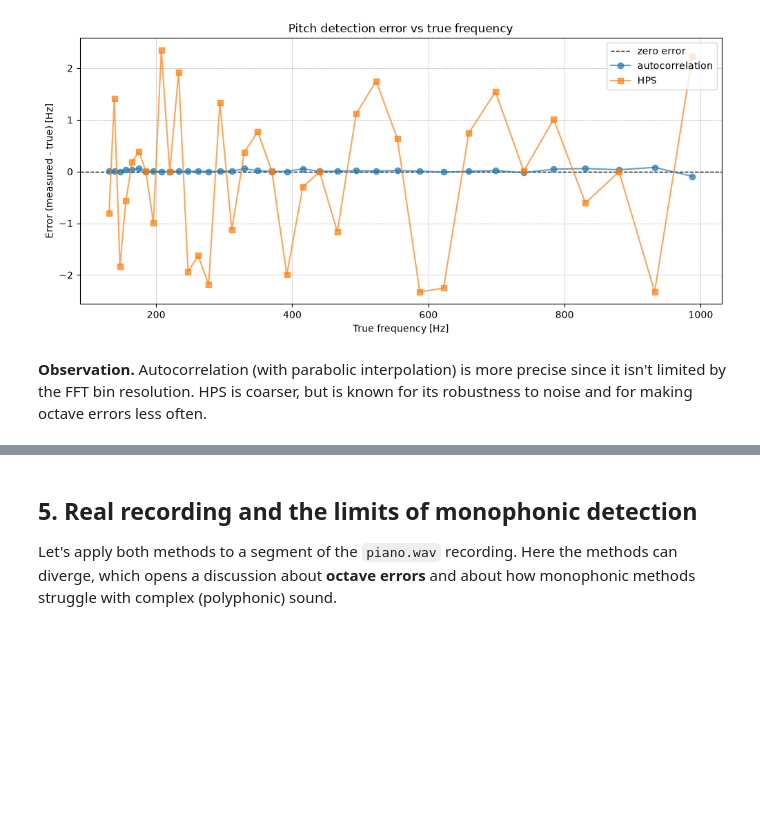
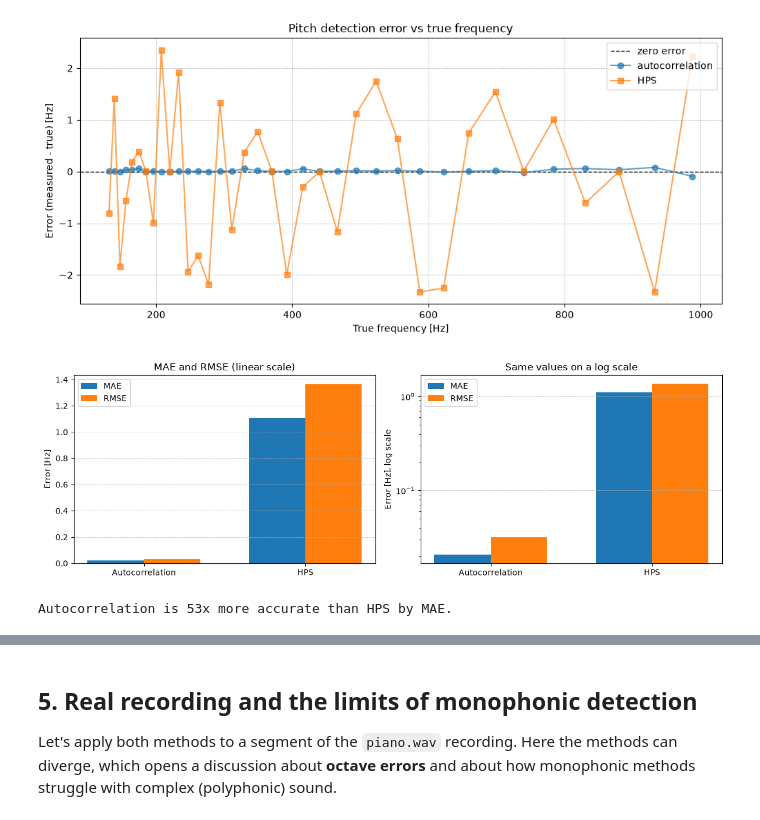
Before and after one commit to teodoraivanovic/fft-music-analysis, a Jupyter notebook: notebooks/03_pitch_detection.ipynb, the cells around one changed output, grey strips where cells are left out. Drawn from its saved outputs; the diff is of its cells as text; code cells hidden in the pictures; blank space fills up the shorter version.

```diff
--- a/notebooks/03_pitch_detection.ipynb
+++ b/notebooks/03_pitch_detection.ipynb
@@ -132,5 +132,36 @@ plt.legend(); plt.grid(linestyle='--', linewidth=0.5)
 plt.show()
 # %% [output]
 [figure]
-# %% [markdown]
-**Observation.** Autocorrelation (with parabolic interpolation) is more precise since it isn't limited by the FFT bin resolution. HPS is coarser, but is known for its robustness to noise and for making octave errors less often.
+# %%
+# Summary comparison of the two methods
+methods = ['Autocorrelation', 'HPS']
+mae_values = [mae_ac, mae_hps]
+rmse_values = [rmse_ac, rmse_hps]
+
+x = np.arange(len(methods))
+width = 0.35
+
+fig, (ax1, ax2) = plt.subplots(1, 2, figsize=(12, 4))
+
+ax1.bar(x - width/2, mae_values, width, label='MAE')
+ax1.bar(x + width/2, rmse_values, width, label='RMSE')
+ax1.set_xticks(x); ax1.set_xticklabels(methods)
+ax1.set_ylabel('Error [Hz]')
+ax1.set_title('MAE and RMSE (linear scale)')
+ax1.legend(); ax1.grid(axis='y', linestyle='--', linewidth=0.5)
+
+# Log scale, since the two methods differ by ~50x
+ax2.bar(x - width/2, mae_values, width, label='MAE')
+ax2.bar(x + width/2, rmse_values, width, label='RMSE')
+ax2.set_xticks(x); ax2.set_xticklabels(methods)
+ax2.set_ylabel('Error [Hz], log scale')
+ax2.set_yscale('log')
+ax2.set_title('Same values on a log scale')
+ax2.legend(); ax2.grid(axis='y', linestyle='--', linewidth=0.5)
+
+plt.tight_layout(); plt.show()
+
+print('Autocorrelation is %.0fx more accurate than HPS by MAE.' % (mae_hps / mae_ac))
+# %% [output]
+[figure, added]
+Autocorrelation is 53x more accurate than HPS by MAE.
```
Also changed, not shown: parts of 2 cells of this notebook, 3 other files.
